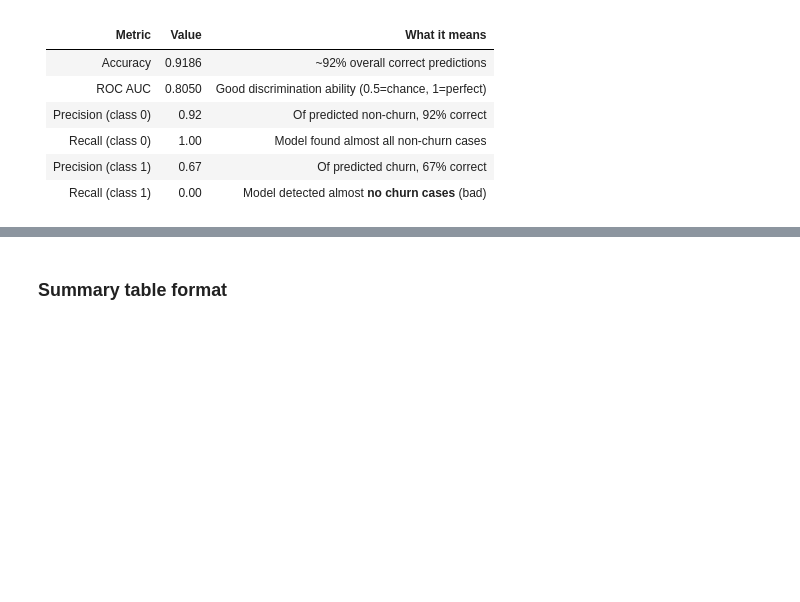
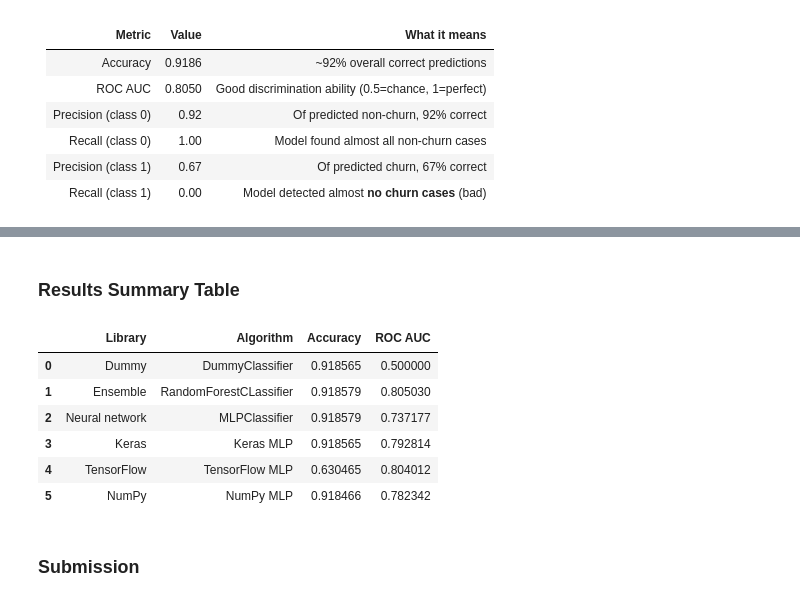
Before and after one commit to Kenuuey/AI, a Jupyter notebook: DS_2.ipynb, the cells around one changed output, grey strips where cells are left out. Cells and saved outputs as stored; diff of their text form; code cells hidden in the pictures; blank space fills up the shorter version.

```diff
--- a/DS_2.ipynb
+++ b/DS_2.ipynb
@@ -93,9 +86,8 @@ for col in num_cols:
     IQR = Q3 - Q1
     lower = Q1 - 1.5 * IQR
     upper = Q3 + 1.5 * IQR
-    X_train[col] = X_train[col].clip(lower, upper)
-    X_val[col] = X_val[col].clip(lower, upper)
-    X_test[col] = X_test[col].clip(lower, upper)
+    for df in [X_train, X_val, X_test]:
+        df[col] = df[col].clip(lower, upper)
 # %% [markdown]
 Scaling
 # %%
@@ -595,0 +625,11 @@ print("Saved final predictions to final_predictions.csv")
+# %%
+numpy_MLP = MLP(input_size=X_train.shape[1], hidden_sizes=(64, 32), lr=0.01)
+
+numpy_MLP.train(X_train, y_train, X_val, y_val, epochs=100, batch_size=128, patience=10, verbose=True)
+
+y_pred_np_mlp = numpy_MLP.predict(X_val)
+y_proba_np_mlp = numpy_MLP.predict_proba(X_val)
+
+print("Accuracy:", accuracy_score(y_val, y_pred_np_mlp))
+print("ROC AUC:", roc_auc_score(y_val, y_proba_np_mlp))
+print(classification_report(y_val, y_pred_np_mlp))
@@ -596,2 +657,2 @@ print("Saved final predictions to final_predictions.csv")
 # %% [markdown]
-### Summary table format
+### Results Summary Table
@@ -608,0 +659,47 @@ print(results)
+# %%
+results = pd.DataFrame({
+    "Library": [
+        "Dummy",
+        "Ensemble",
+        "Neural network",
+        "Keras",
+        "TensorFlow",
+        "NumPy"
+    ],
+    "Algorithm": [
+        "DummyClassifier",
+        "RandomForestCLassifier",
+        "MLPClassifier",
+        "Keras MLP",
+        "TensorFlow MLP",
+        "NumPy MLP",
+    ],
+    "Accuracy": [
+        accuracy_score(y_val, y_pred_dummy),
+        accuracy_score(y_val, y_pred_rf),
+        accuracy_score(y_val, y_pred_sklearn_mlp),
+        accuracy_score(y_val, y_pred_keras_mlp),
+        accuracy_score(y_val, y_pred_tf_mlp),
+        accuracy_score(y_val, y_pred_np_mlp)
+    ],
+    "ROC AUC": [
+        roc_auc_score(y_val, y_proba_dummy),
+        roc_auc_score(y_val, y_proba_rf),
+        roc_auc_score(y_val, y_proba_sklearn_mlp),
+        roc_auc_score(y_val, y_proba_keras_mlp),
+        roc_auc_score(y_val, y_proba_tf_mlp),
+        roc_auc_score(y_val, y_proba_np_mlp)
+    ]
+})
+
+results
+# %% [output]
+|  | Library | Algorithm | Accuracy | ROC AUC |
+| 0 | Dummy | DummyClassifier | 0.918565 | 0.500000 |
+| 1 | Ensemble | RandomForestCLassifier | 0.918579 | 0.805030 |
+| 2 | Neural network | MLPClassifier | 0.918579 | 0.737177 |
+| 3 | Keras | Keras MLP | 0.918565 | 0.792814 |
+| 4 | TensorFlow | TensorFlow MLP | 0.630465 | 0.804012 |
+| 5 | NumPy | NumPy MLP | 0.918466 | 0.782342 |
+# %% [markdown]
+### Submission
```
Also changed, not shown: parts of 48 cells of this notebook.
